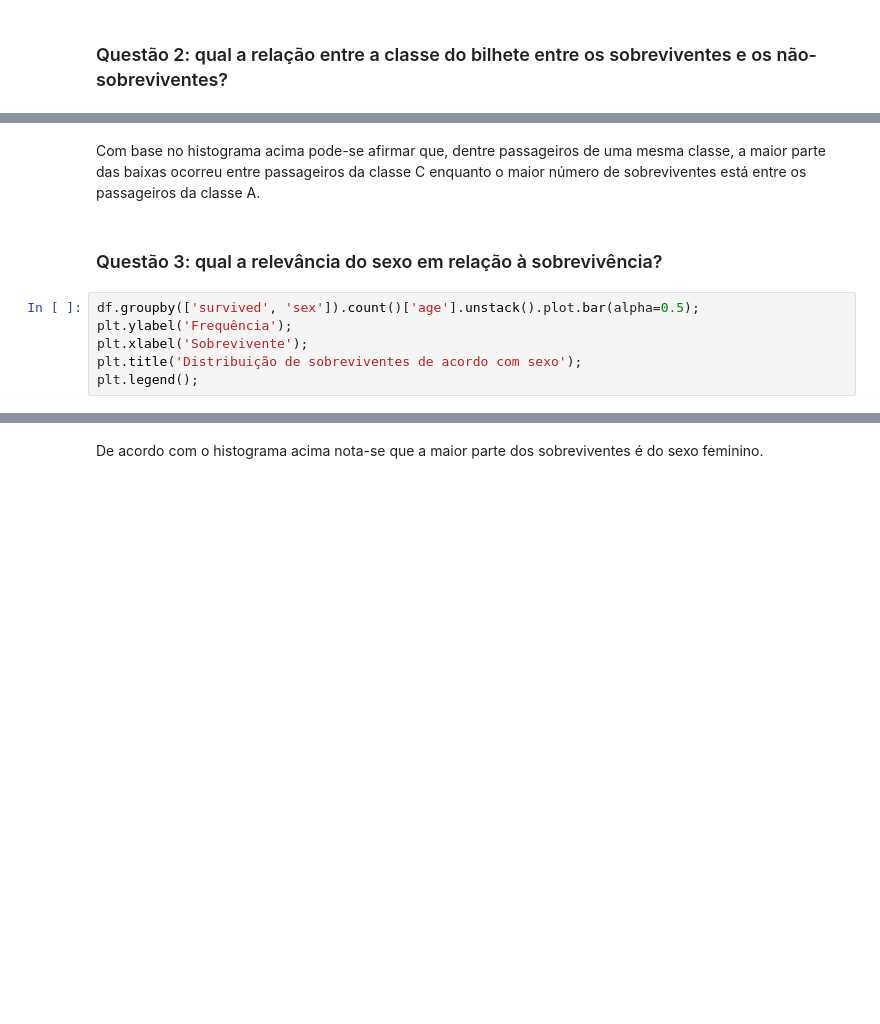
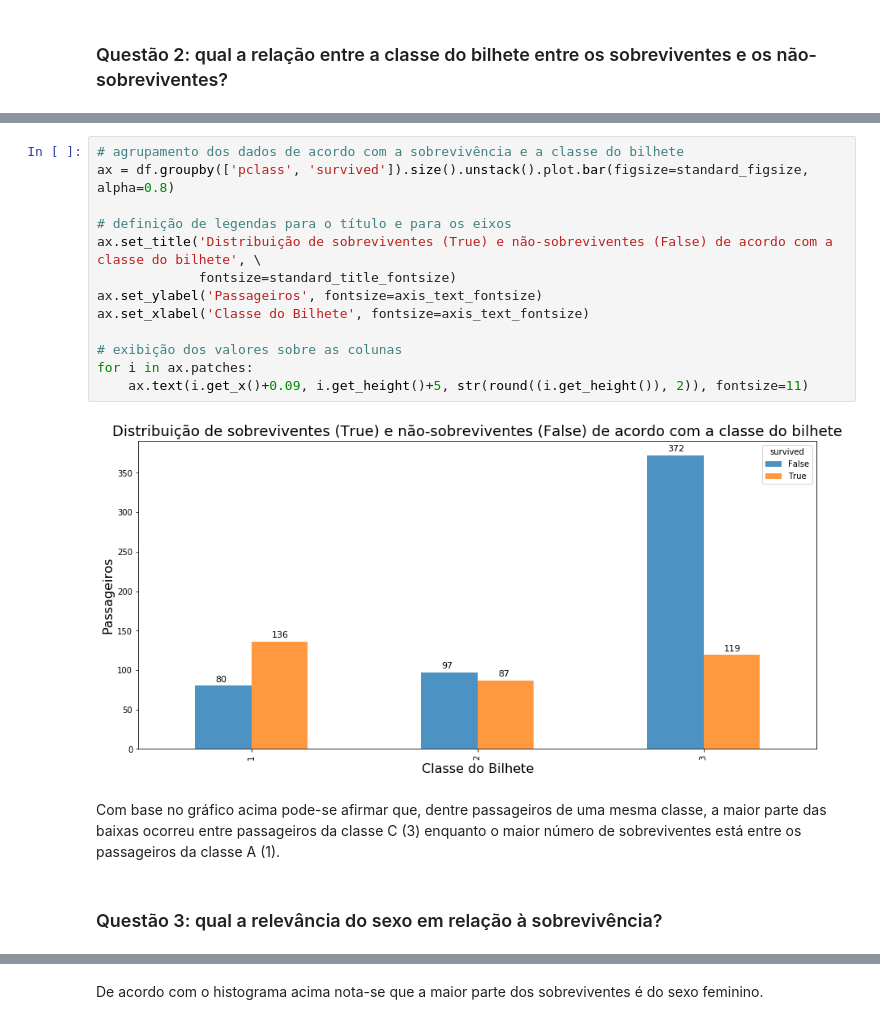
Before and after one commit to andersonmatheus/udacity-fds1-project_2, a Jupyter notebook: Project 2.ipynb, the cells around one changed output, grey strips where cells are left out. Saved outputs shown, nothing was run; the diff lists cells and outputs as text; blank space fills up the shorter version.

```diff
--- a/Project 2.ipynb
+++ b/Project 2.ipynb
@@ -155,11 +250,20 @@ plt.legend();
+# %%
+# agrupamento dos dados de acordo com a sobrevivência e a classe do bilhete
+ax = df.groupby(['pclass', 'survived']).size().unstack().plot.bar(figsize=standard_figsize, alpha=0.8)
+
+# definição de legendas para o título e para os eixos
+ax.set_title('Distribuição de sobreviventes (True) e não-sobreviventes (False) de acordo com a classe do bilhete', \
+             fontsize=standard_title_fontsize)
+ax.set_ylabel('Passageiros', fontsize=axis_text_fontsize)
+ax.set_xlabel('Classe do Bilhete', fontsize=axis_text_fontsize)
+
+# exibição dos valores sobre as colunas
+for i in ax.patches:
+    ax.text(i.get_x()+0.09, i.get_height()+5, str(round((i.get_height()), 2)), fontsize=11)
+# %% [output]
+[figure, added]
 # %% [markdown]
-Com base no histograma acima pode-se afirmar que, dentre passageiros de uma mesma classe, a maior parte das baixas ocorreu entre passageiros da classe C enquanto o maior número de sobreviventes está entre os passageiros da classe A.
+Com base no gráfico acima pode-se afirmar que, dentre passageiros de uma mesma classe, a maior parte das baixas ocorreu entre passageiros da classe C (3) enquanto o maior número de sobreviventes está entre os passageiros da classe A (1).
 # %% [markdown]
 <a id="question_3"></a>
 ### Questão 3: qual a relevância do sexo em relação à sobrevivência?
-# %%
-df.groupby(['survived', 'sex']).count()['age'].unstack().plot.bar(alpha=0.5);
-plt.ylabel('Frequência');
-plt.xlabel('Sobrevivente');
-plt.title('Distribuição de sobreviventes de acordo com sexo');
-plt.legend();
```
Also changed, not shown: parts of 21 cells of this notebook, 4 other files.
